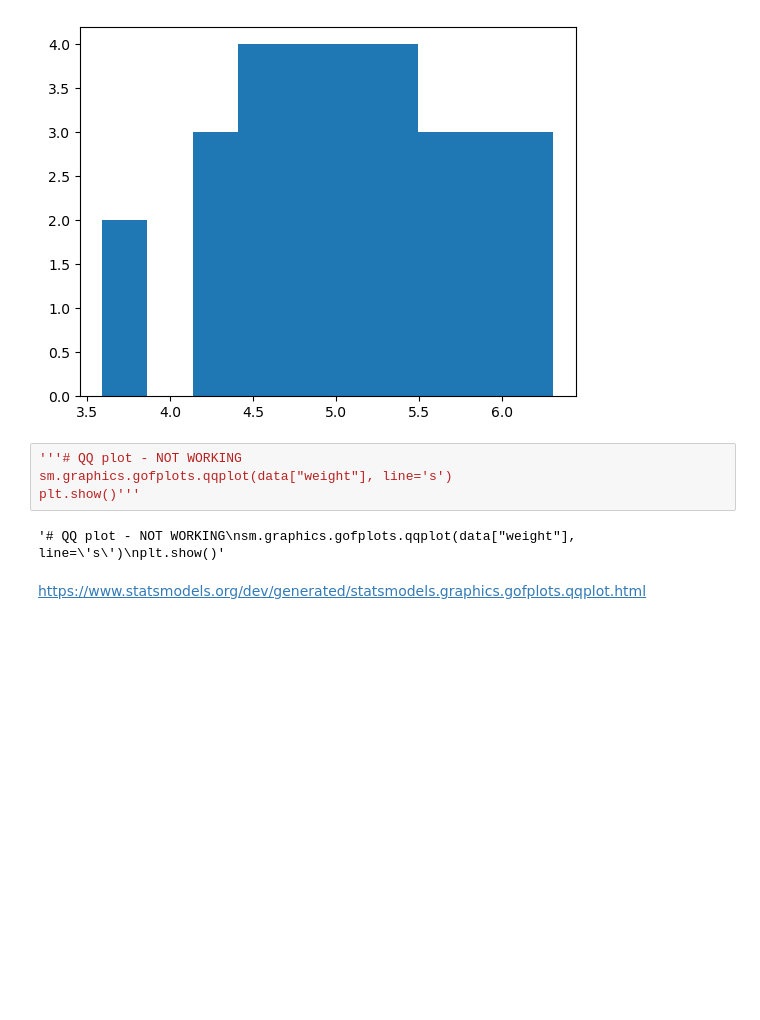
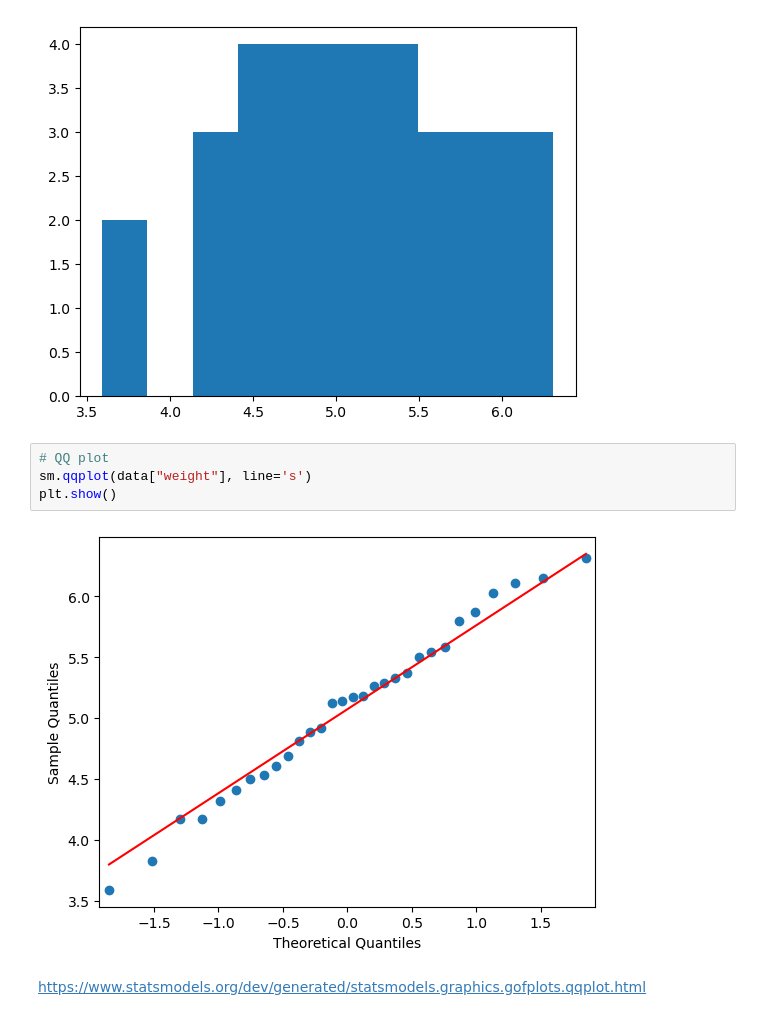
Before and after one commit to joannefeeney/applied_statistics, a Jupyter notebook: project.ipynb, the cells around one changed output. Saved outputs shown, nothing was run; the diff lists cells and outputs as text; blank space fills up the shorter version.

```diff
--- a/project.ipynb
+++ b/project.ipynb
@@ -76,11 +112,11 @@ plt.show()
 [figure]
 [figure]
 # %%
-'''# QQ plot - NOT WORKING
-sm.graphics.gofplots.qqplot(data["weight"], line='s')
-plt.show()'''
+# QQ plot
+sm.qqplot(data["weight"], line='s')
+plt.show()
 # %% [output]
-'# QQ plot - NOT WORKING\nsm.graphics.gofplots.qqplot(data["weight"], line=\'s\')\nplt.show()'
+[figure, added]
 # %% [markdown]
 https://www.statsmodels.org/dev/generated/statsmodels.graphics.gofplots.qqplot.html
 # %% [markdown]
```
Also changed, not shown: parts of 12 cells of this notebook, 1 other file.
